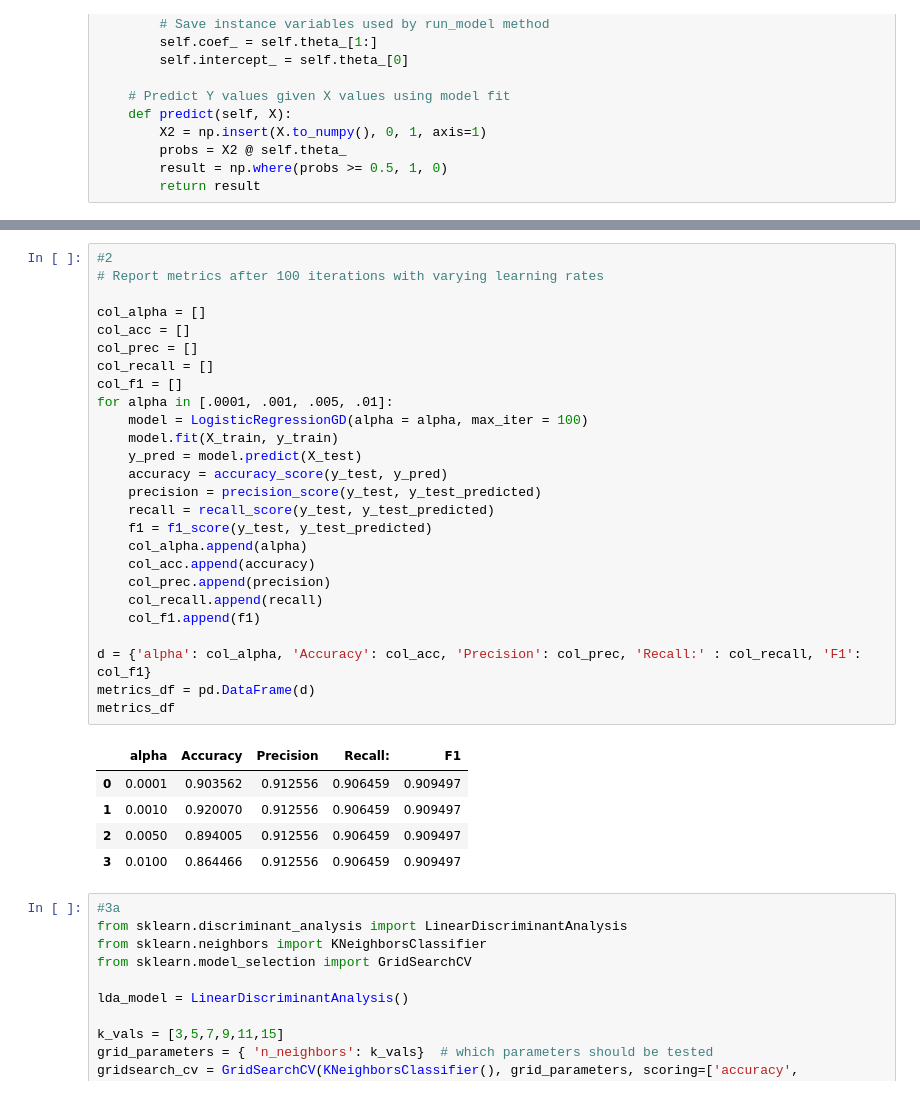
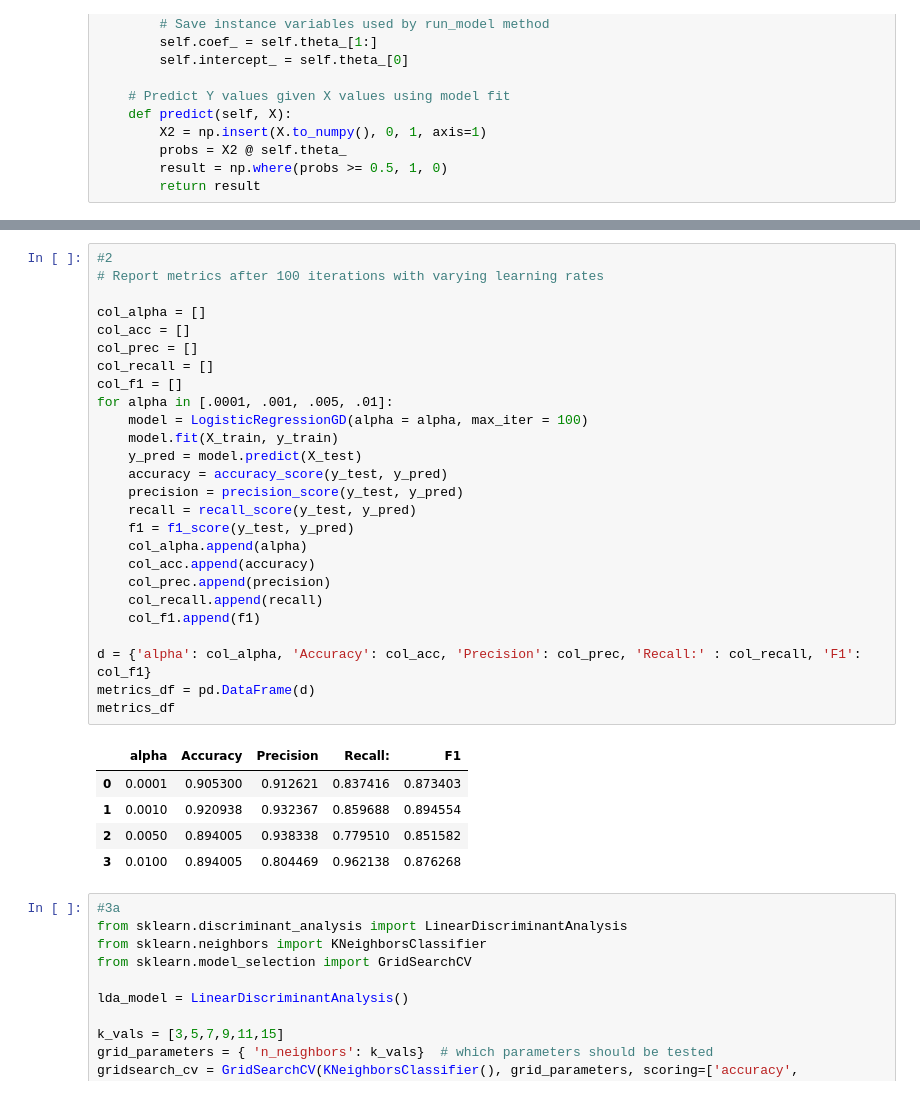
Before and after one commit to mschroeder11/machine-learning, a Jupyter notebook: hw3.ipynb, the cells around one changed output, grey strips where cells are left out. Cells and saved outputs as stored; diff of their text form.

```diff
--- a/hw3.ipynb
+++ b/hw3.ipynb
@@ -222,35 +222,35 @@ pd.DataFrame(d)
 # %%
 #2
 # Report metrics after 100 iterations with varying learning rates
 
 col_alpha = []
 col_acc = []
 col_prec = []
 col_recall = []
 col_f1 = []
 for alpha in [.0001, .001, .005, .01]:
     model = LogisticRegressionGD(alpha = alpha, max_iter = 100)
     model.fit(X_train, y_train)
     y_pred = model.predict(X_test)
     accuracy = accuracy_score(y_test, y_pred)
-    precision = precision_score(y_test, y_test_predicted)
-    recall = recall_score(y_test, y_test_predicted)
-    f1 = f1_score(y_test, y_test_predicted)
+    precision = precision_score(y_test, y_pred)
+    recall = recall_score(y_test, y_pred)
+    f1 = f1_score(y_test, y_pred)
     col_alpha.append(alpha)
     col_acc.append(accuracy)
     col_prec.append(precision)
     col_recall.append(recall)
     col_f1.append(f1)
 
 d = {'alpha': col_alpha, 'Accuracy': col_acc, 'Precision': col_prec, 'Recall:' : col_recall, 'F1': col_f1}
 metrics_df = pd.DataFrame(d)
 metrics_df
 # %% [output]
 |  | alpha | Accuracy | Precision | Recall: | F1 |
-| 0 | 0.0001 | 0.903562 | 0.912556 | 0.906459 | 0.909497 |
-| 1 | 0.0010 | 0.920070 | 0.912556 | 0.906459 | 0.909497 |
-| 2 | 0.0050 | 0.894005 | 0.912556 | 0.906459 | 0.909497 |
-| 3 | 0.0100 | 0.864466 | 0.912556 | 0.906459 | 0.909497 |
+| 0 | 0.0001 | 0.905300 | 0.912621 | 0.837416 | 0.873403 |
+| 1 | 0.0010 | 0.920938 | 0.932367 | 0.859688 | 0.894554 |
+| 2 | 0.0050 | 0.894005 | 0.938338 | 0.779510 | 0.851582 |
+| 3 | 0.0100 | 0.894005 | 0.804469 | 0.962138 | 0.876268 |
 # %%
 #3a
 from sklearn.discriminant_analysis import LinearDiscriminantAnalysis
```
Also changed, not shown: parts of 1 cell of this notebook.
